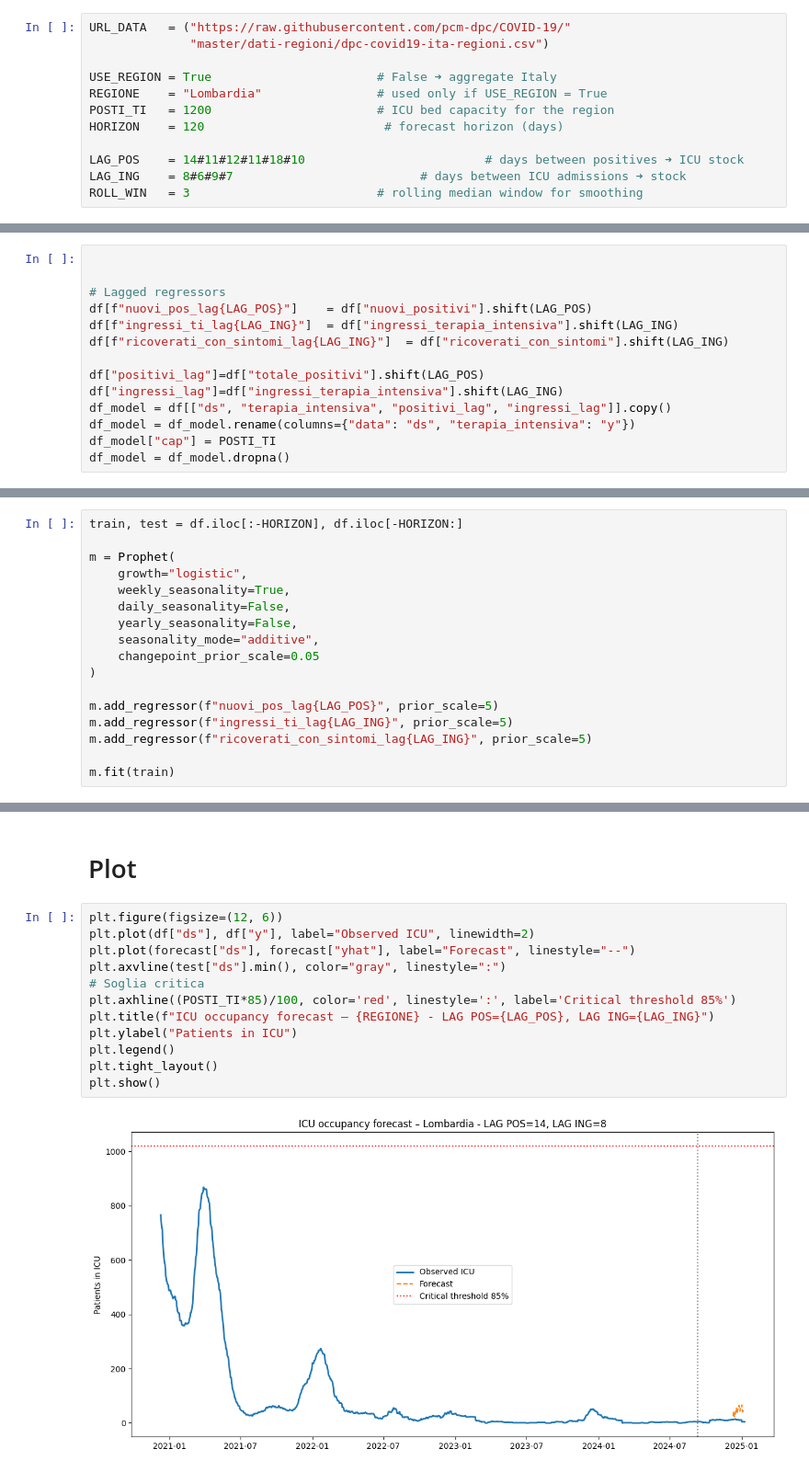
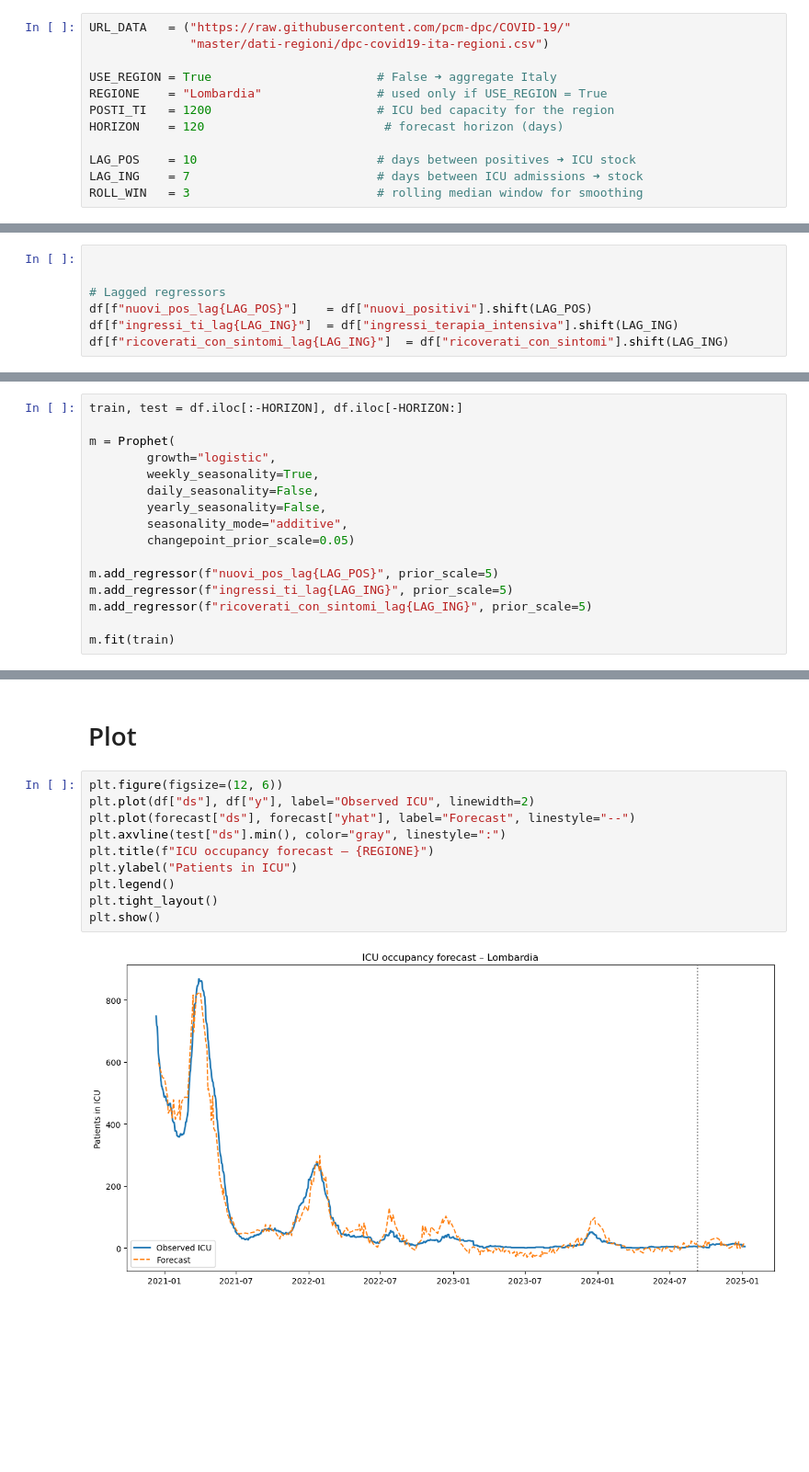
Before and after one commit to mathieuteti2002/COVID-19-ICU-Occupancy-Prediction-with-AI, a Jupyter notebook: covid_ia_prediction.ipynb, the cells around one changed output, grey strips where cells are left out. Shown at 92% size. Cells and saved outputs as stored; diff of their text form; blank space fills up the shorter version.

```diff
--- a/covid_ia_prediction.ipynb
+++ b/covid_ia_prediction.ipynb
@@ -25,8 +20,8 @@ REGIONE    = "Lombardia"                # used only if USE_REGION = True
 POSTI_TI   = 1200                       # ICU bed capacity for the region
 HORIZON    = 120                         # forecast horizon (days)
 
-LAG_POS    = 14#11#12#11#18#10                         # days between positives ➜ ICU stock
-LAG_ING    = 8#6#9#7                          # days between ICU admissions ➜ stock
+LAG_POS    = 10                         # days between positives ➜ ICU stock
+LAG_ING    = 7                          # days between ICU admissions ➜ stock
 ROLL_WIN   = 3                          # rolling median window for smoothing
 # %% [markdown]
 ## Data
@@ -61,13 +72,6 @@ df["y"] = (df["terapia_intensiva"]
 df[f"nuovi_pos_lag{LAG_POS}"]    = df["nuovi_positivi"].shift(LAG_POS)
 df[f"ingressi_ti_lag{LAG_ING}"]  = df["ingressi_terapia_intensiva"].shift(LAG_ING)
 df[f"ricoverati_con_sintomi_lag{LAG_ING}"]  = df["ricoverati_con_sintomi"].shift(LAG_ING)
-
-df["positivi_lag"]=df["totale_positivi"].shift(LAG_POS)
-df["ingressi_lag"]=df["ingressi_terapia_intensiva"].shift(LAG_ING)
-df_model = df[["ds", "terapia_intensiva", "positivi_lag", "ingressi_lag"]].copy()
-df_model = df_model.rename(columns={"data": "ds", "terapia_intensiva": "y"})
-df_model["cap"] = POSTI_TI
-df_model = df_model.dropna()
 # %%
 df["cap"]   = POSTI_TI           # upper bound for logistic growth
 df["floor"] = 0
@@ -88,13 +92,12 @@ df.sort_values("ds", ascending=False).head()
 train, test = df.iloc[:-HORIZON], df.iloc[-HORIZON:]
 
 m = Prophet(
-    growth="logistic",
-    weekly_seasonality=True,
-    daily_seasonality=False,
-    yearly_seasonality=False,
-    seasonality_mode="additive",
-    changepoint_prior_scale=0.05
-)
+        growth="logistic",
+        weekly_seasonality=True,
+        daily_seasonality=False,
+        yearly_seasonality=False,
+        seasonality_mode="additive",
+        changepoint_prior_scale=0.05)
 
 m.add_regressor(f"nuovi_pos_lag{LAG_POS}", prior_scale=5)
 m.add_regressor(f"ingressi_ti_lag{LAG_ING}", prior_scale=5)
@@ -158,14 +171,12 @@ MAE: 22.7
 # %%
 plt.figure(figsize=(12, 6))
 plt.plot(df["ds"], df["y"], label="Observed ICU", linewidth=2)
 plt.plot(forecast["ds"], forecast["yhat"], label="Forecast", linestyle="--")
 plt.axvline(test["ds"].min(), color="gray", linestyle=":")
-# Soglia critica
-plt.axhline((POSTI_TI*85)/100, color='red', linestyle=':', label='Critical threshold 85%')
-plt.title(f"ICU occupancy forecast – {REGIONE} - LAG POS={LAG_POS}, LAG ING={LAG_ING}")
+plt.title(f"ICU occupancy forecast – {REGIONE}")
 plt.ylabel("Patients in ICU")
 plt.legend()
 plt.tight_layout()
 plt.show()
 # %% [output]
-[figure, old version]
+[figure, new version]
```
Also changed, not shown: parts of 12 cells of this notebook.
